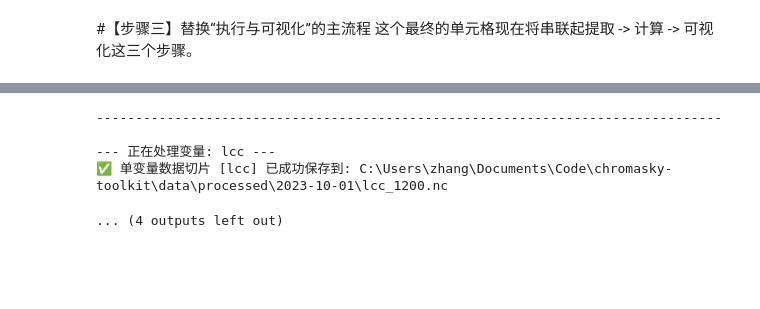
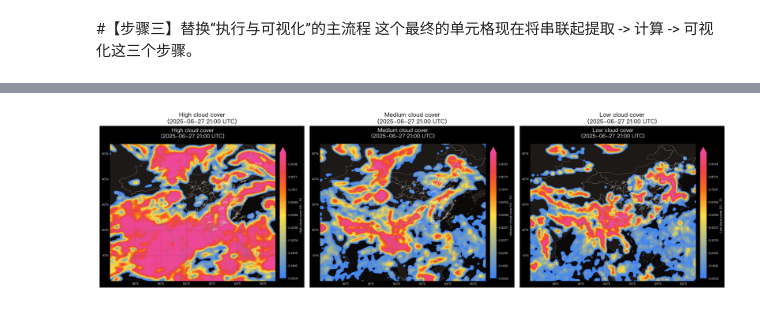
Before and after one commit to lanseria/chromasky-toolkit, a Jupyter notebook: notebooks/02_data_processed.ipynb, the cells around one changed output, grey strips where cells are left out. Cells and saved outputs as stored; diff of their text form; code cells hidden in the pictures; blank space fills up the shorter version.

Commit message:
refactor(data_acquisition): 更新目标日期并执行数据下载
- 将目标日期从 2025-07-04 修改为 2025-06-27
- 更新了执行下载请求的相关信息，包括年份、月份、日期和时间
- 调整了日志输出以反映新的目标日期和下载过程

```diff
--- a/notebooks/02_data_processed.ipynb
+++ b/notebooks/02_data_processed.ipynb
@@ -46,7 +46,7 @@ def analyze_nc_file(file_path: Path):
             print(f"- {var_name:<10} ({ds[var_name].attrs.get('long_name', 'N/A')})")
 
 # --- 执行分析 ---
-TARGET_DATE_STR = "2025-07-04"
+TARGET_DATE_STR = "2025-06-27"
 target_date_obj = pd.to_datetime(TARGET_DATE_STR).date()
 raw_data_path = config.ERA5_DATA_DIR / target_date_obj.strftime('%Y-%m-%d') / "era5_data.nc"
 
@@ -112,6 +112,7 @@ def extract_and_save_slice(source_nc_path: Path, utc_date: str, utc_time: str, v
 这个最终的单元格现在将串联起提取 -> 计算 -> 可视化这三个步骤。
 # %%
 # --- 导入我们重构好的绘图函数 ---
+import io
 from chromasky_toolkit.map_drawer import generate_map_from_grid
 from IPython.display import display, Image # 确保 Image 已导入
 # --- 步骤 1: 定义参数 ---
@@ -121,20 +122,77 @@ from IPython.display import display, Image # 确保 Image 已导入
 if 'raw_data_path' not in locals() or not raw_data_path.exists():
     print("❌ 原始数据文件 'raw_data_path' 未定义或不存在，无法继续。")
 else:
-    # 定义我们感兴趣的时间点
-    target_utc_date = "2023-10-01"
-    target_utc_time = "12:00"  # UTC 12:00 (北京时间 20:00)
-
-    # **关键修改：定义一个要循环处理的变量列表**
+    target_utc_date = TARGET_DATE_STR
+    target_utc_time = "21:00"
     variables_to_process = ["hcc", "mcc", "lcc"]
 
-    # --- 步骤 2 & 3: 循环处理、保存和绘图 ---
+    # --- 步骤 2: 循环生成所有图像数据，并收集起来 ---
 
     print("\n" + "="*80)
-    print(f"开始批量处理和可视化以下变量: {variables_to_process}")
+    print(f"开始批量生成以下变量的地图数据: {variables_to_process}")
     print("="*80 + "\n")
 
+    generated_images = [] # 用于存储生成的图像二进制数据
+    image_titles = []     # 用于存储每张图的标题
+
     for variable in variables_to_process:
+        print(f"--- 正在处理变量: {variable} ---")
+
+        # 1. 提取并保存数据切片
+        saved_slice_path = extract_and_save_slice(raw_data_path, target_utc_date, target_utc_time, variable)
+
+        # 2. 如果成功，则为其生成地图图像数据
+        if saved_slice_path and saved_slice_path.exists():
+            data_slice = xr.open_dataarray(saved_slice_path)
+
+            map_title = f"{data_slice.attrs.get('long_name', data_slice.name)}\n({target_utc_date} {target_utc_time} UTC)"
+            map_output_path = saved_slice_path.with_suffix('.png')
+
+            # 调用绘图函数，它会保存文件并返回图像数据
+            image_bytes = generate_map_from_grid(data_slice, map_title, map_output_path)
+
+            if image_bytes:
+                print(f"✅ 变量 [{variable}] 的地图数据生成成功！")
+                # 将成功的图像数据和标题添加到列表中
+                generated_images.append(image_bytes)
+                image_titles.append(map_title)
+            else:
+                print(f"❌ 变量 [{variable}] 的地图生成失败。")
+        else:
+            print(f"⚠️ 变量 [{variable}] 的数据切片未能成功保存，跳过绘图。")
+
+        print("-" * 50)
+
+    # --- 步骤 3: 使用 Matplotlib 子图一次性并排显示所有收集到的图像 ---
+
+    if generated_images:
+        print("\n" + "="*80)
+        print("所有地图已生成，正在并排显示...")
+        print("="*80 + "\n")
+
+        num_images = len(generated_images)
+        # 创建一个一行 N 列的子图布局
+        fig, axes = plt.subplots(1, num_images, figsize=(6 * num_images, 6))
+
+        # 如果只有一张图，axes 不是列表，需要特殊处理
+        if num_images == 1:
+            axes = [axes]
+
+        for i, (img_bytes, title) in enumerate(zip(generated_images, image_titles)):
+            # 将二进制数据读入为 Matplotlib 图像
+            img = plt.imread(io.BytesIO(img_bytes), format='png')
+
+            # 在对应的子图上显示图像
+            ax = axes[i]
+            ax.imshow(img)
+            ax.set_title(title, fontsize=12)
+            ax.axis('off') # 关闭坐标轴
+
+        plt.tight_layout() # 调整布局，防止标题重叠
+        plt.show() # 在 Notebook 中显示整个大图
+
+    else:
+        print("\n没有任何地图被成功生成，无法显示。")
         print(f"--- 正在处理变量: {variable} ---")
 
         # 1. 分别提取和保存每个变量的数据切片
@@ -187,5 +255 @@ else:
---------------------------------------------------------------------------------
-
---- 正在处理变量: lcc ---
-✅ 单变量数据切片 [lcc] 已成功保存到: C:\Users\zhang\Documents\Code\chromasky-toolkit\data\processed\2023-10-01\lcc_1200.nc
-... (4 outputs left out)
+[figure, new version]
```
Also changed, not shown: parts of 2 cells of this notebook, 1 other file.
